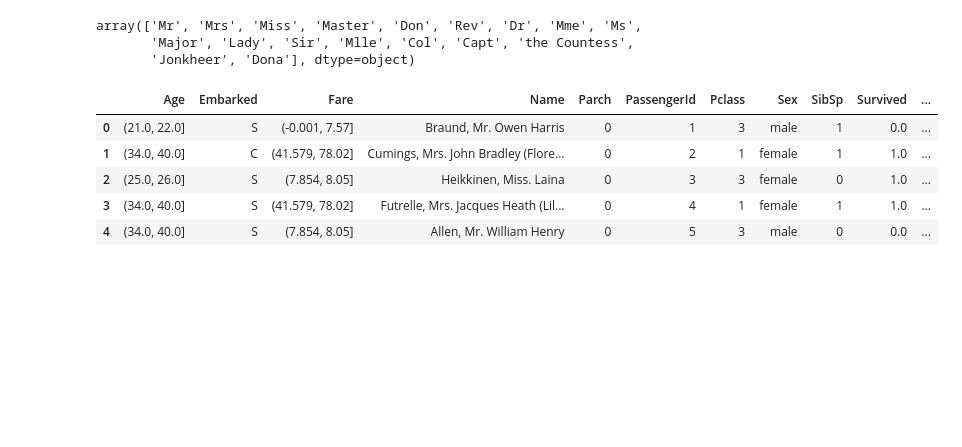
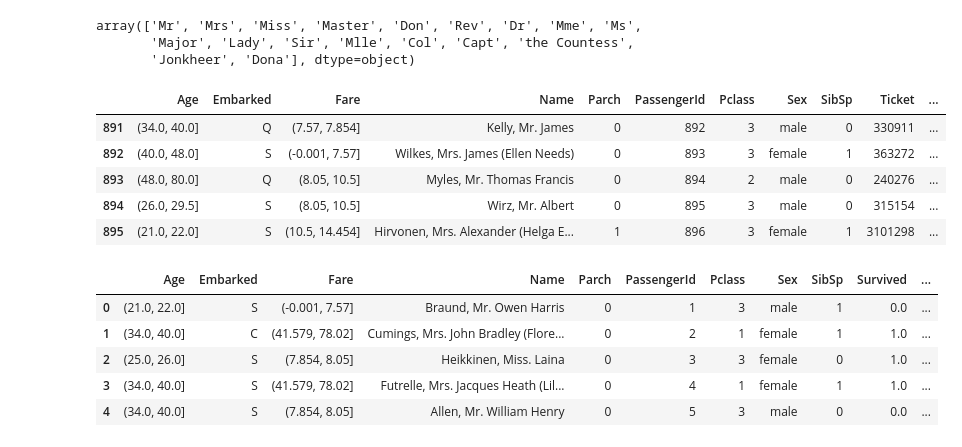
Before and after one commit to arturvilenskiy/data_science_portfolio, a Jupyter notebook: titanic_model.ipynb, the cells around one changed output. Drawn from its saved outputs; the diff is of its cells as text; code cells hidden in the pictures; blank space fills up the shorter version.

```diff
--- a/titanic_model.ipynb
+++ b/titanic_model.ipynb
@@ -174,6 +179,15 @@ train_test['Title'] = train_test['Title'].replace(['Mrs', 'Miss', 'Mme', 'Ms', '
 train_test['Title'] = train_test['Title'].replace(['Don', 'Rev', 'Dr', 'Major', 'Sir', 'Col', 'Capt', 'Jonkheer'], 'Special Title')
 # %%
 train, test = separate_df(train_test)
+# %%
+test.head()
+# %% [output]
+|  | Age | Embarked | Fare | Name | Parch | PassengerId | Pclass | Sex | SibSp | Ticket | ... |
+| 891 | (34.0, 40.0] | Q | (7.57, 7.854] | Kelly, Mr. James | 0 | 892 | 3 | male | 0 | 330911 | ... |
+| 892 | (40.0, 48.0] | S | (-0.001, 7.57] | Wilkes, Mrs. James (Ellen Needs) | 0 | 893 | 3 | female | 1 | 363272 | ... |
+| 893 | (48.0, 80.0] | Q | (8.05, 10.5] | Myles, Mr. Thomas Francis | 0 | 894 | 2 | male | 0 | 240276 | ... |
+| 894 | (26.0, 29.5] | S | (8.05, 10.5] | Wirz, Mr. Albert | 0 | 895 | 3 | male | 0 | 315154 | ... |
+| 895 | (21.0, 22.0] | S | (10.5, 14.454] | Hirvonen, Mrs. Alexander (Helga E... | 1 | 896 | 3 | female | 1 | 3101298 | ... |
 # %%
 train.head()
 # %% [output]
```
Also changed, not shown: parts of 14 cells of this notebook.
